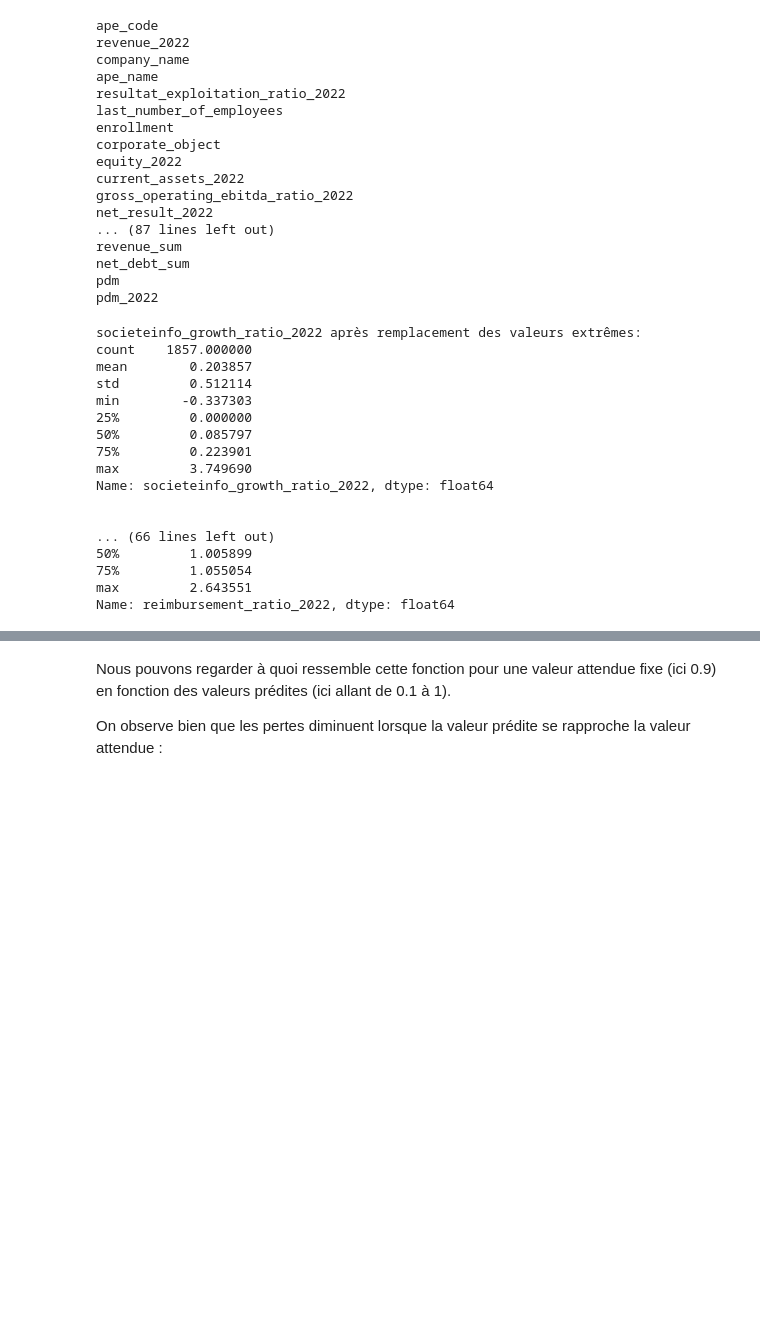
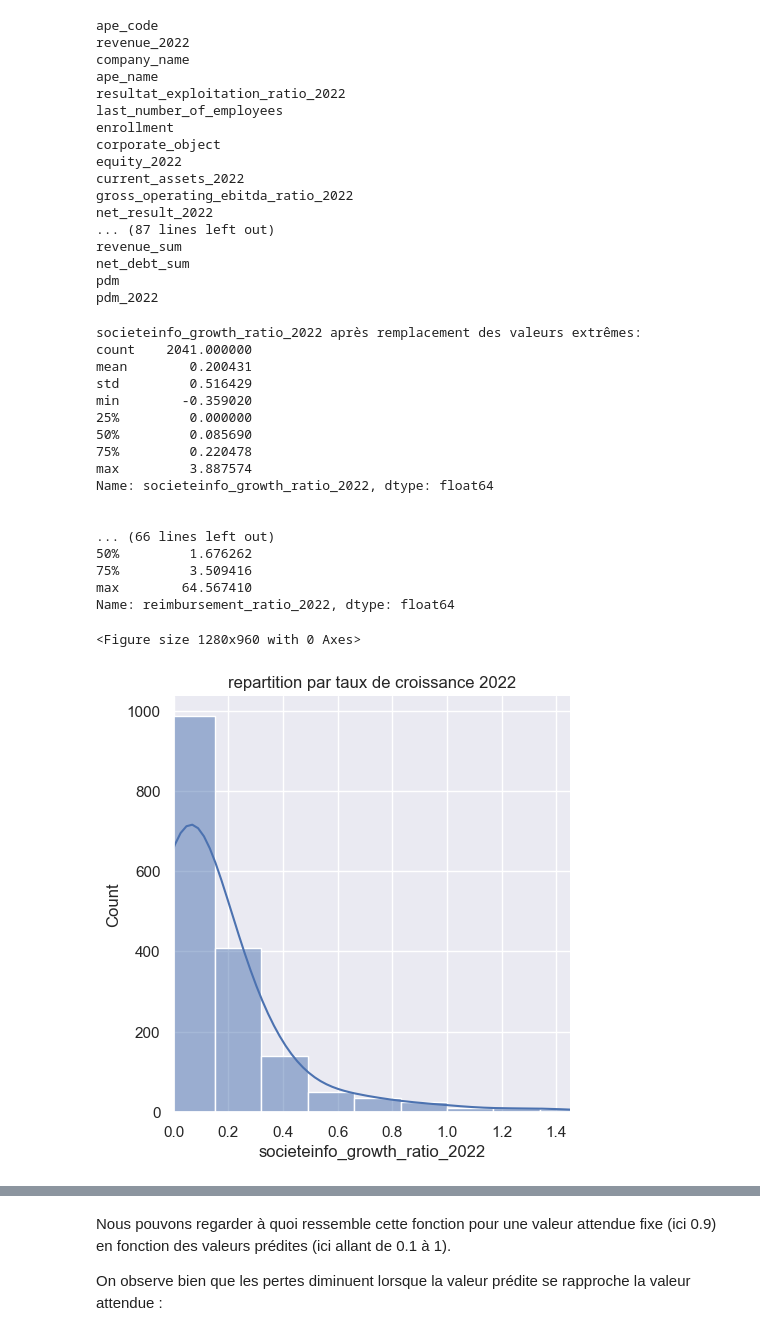
Before and after one commit to christin1977/models_classification, a Jupyter notebook: PFS_Classification.ipynb, the cells around one changed output, grey strips where cells are left out. Cells and saved outputs as stored; diff of their text form; code cells hidden in the pictures; blank space fills up the shorter version.

```diff
--- a/PFS_Classification.ipynb
+++ b/PFS_Classification.ipynb
@@ -37,7 +65,7 @@ source_entreprise_extract=source_entreprise[['ape_code','revenue_2022','company_
                                              'current_liabilities_2022_moy_sect','solvability_ratio_2022_moy_sect',
                                              'gross_operating_ebitda_2022_moy_sect','gross_operating_ebitda_ratio_2022_moy_sect',
                                              'gross_operating_ebitda_ratio_moy_sect','reimbursement_ratio_2022_moy_sect',
-                                             'robustness_ratio_2022_moy_sect','growth_ratio_2022_moy_sect',
+                                             'robustness_ratio_2022_moy_sect','societeinfo_growth_ratio_2022_moy_sect',
                                              'resultat_exploitation_ratio_2022_moy_sect','resultat_d_exploitation_2022_moy_sect',
                                              'resultat_exploitation_ratio_moy_sect','net_result_moy_sect','current_assets_moy_sect',
                                              'equity_moy_sect','current_liabilities_moy_sect','revenue_moy_sect',
@@ -75,7 +103,7 @@ pdm_2022
 source_entreprise_extract = source_entreprise_extract.copy()
 
 # Liste des colonnes pour lesquelles limiter les valeurs extrêmes
-columns = ['societeinfo_growth_ratio_2022', 'growth_ratio_2022_moy_sect', 'solvability_ratio_2022', 'robustness_ratio_2022',
+columns = ['societeinfo_growth_ratio_2022', 'societeinfo_growth_ratio_2022_moy_sect', 'solvability_ratio_2022', 'robustness_ratio_2022',
            'gross_operating_ebitda_ratio_2022', 'CAGR_18_22', 'reimbursement_ratio_2022']
 
 # Remplacer les valeurs extrêmes pour chaque colonne
@@ -91,19 +119,36 @@ for col in columns:
     print("\n")  # Ajoute un espace entre les descriptions pour plus de clarté
 # %% [output]
 societeinfo_growth_ratio_2022 après remplacement des valeurs extrêmes:
-count    1857.000000
-mean        0.203857
-std         0.512114
-min        -0.337303
+count    2041.000000
+mean        0.200431
+std         0.516429
+min        -0.359020
 25%         0.000000
-50%         0.085797
-75%         0.223901
-max         3.749690
+50%         0.085690
+75%         0.220478
+max         3.887574
 Name: societeinfo_growth_ratio_2022, dtype: float64
 
 
 ... (66 lines left out)
-50%         1.005899
-75%         1.055054
-max         2.643551
+50%         1.676262
+75%         3.509416
+max        64.567410
 Name: reimbursement_ratio_2022, dtype: float64
+# %%
+plt.figure(dpi=200)
+sns.set(style='darkgrid')
+
+# Définir les bords des intervalles (bins)
+intervalles = [0 + 0.05 * i for i in range(30)]  # Range de 0 à 140% par tranche de 15%
+
+sns.displot(data=source_entreprise_extract, x='societeinfo_growth_ratio_2022', bins=25, kde=True)
+plt.title("repartition par taux de croissance 2022")
+
+# Ajustement des limites de l'axe X pour une meilleure lisibilité
+plt.xlim(0, max(intervalles))
+
+plt.show()
+# %% [output]
+<Figure size 1280x960 with 0 Axes>
+[figure, added]
```
Also changed, not shown: parts of 71 cells of this notebook.
